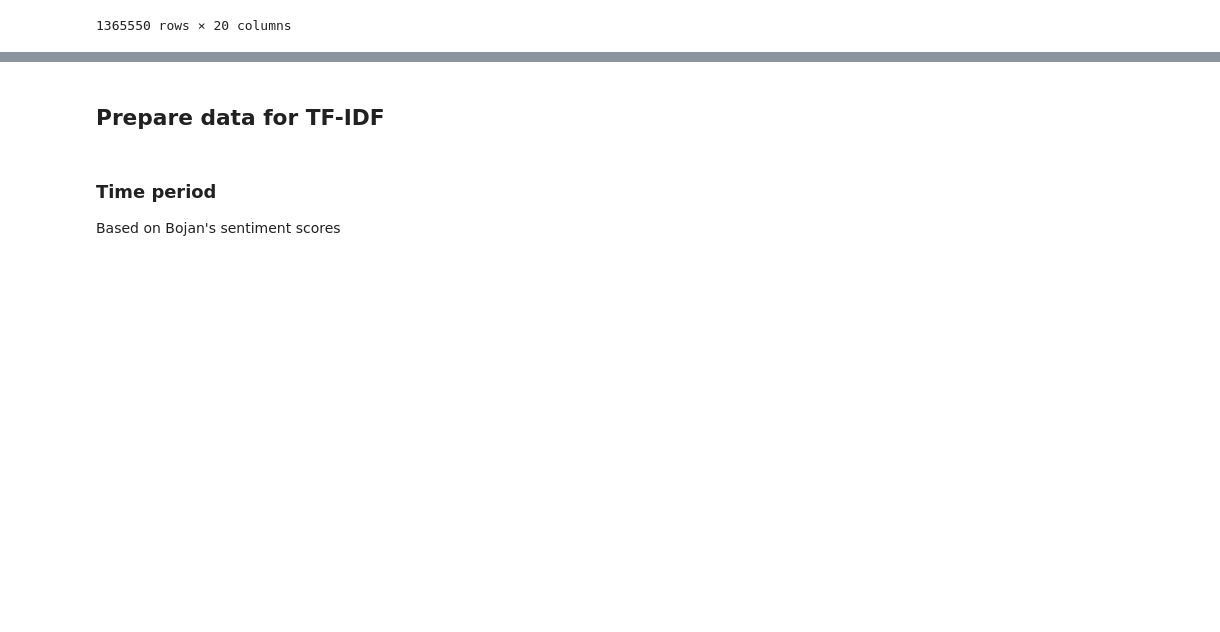
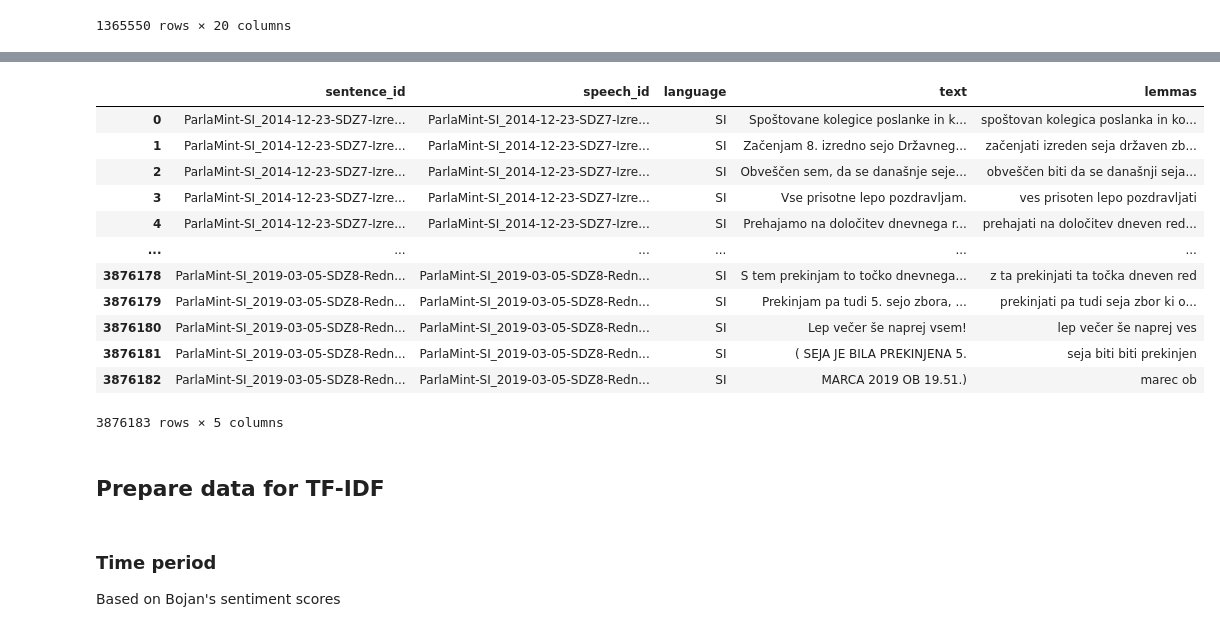
Before and after one commit to vidklopcic/dhh23, a Jupyter notebook: calculate_tf_idf_sklearn.ipynb, the cells around one changed output, grey strips where cells are left out. Saved outputs shown, nothing was run; the diff lists cells and outputs as text; code cells hidden in the pictures; blank space fills up the shorter version.

```diff
--- a/calculate_tf_idf_sklearn.ipynb
+++ b/calculate_tf_idf_sklearn.ipynb
@@ -1,17 +1,24 @@
 # %%
 import pandas as pd
 import json
+from tqdm import tqdm
+from pathlib import Path
 from sklearn.feature_extraction.text import TfidfVectorizer
 import stopwordsiso as stopwords
+import pickle
+class Languages:
+    esga = 'ES-GA'
+    si = 'SI'
+    gb = 'GB'
+    hu = 'HU'
+    ua = 'UA'
+    all = [esga, si, gb, hu, ua]
 # %%
-sentences = pd.read_feather('artefacts/pandas_frames/parlamint_sentences.feather')
+sentences = {}
+for language in Languages.all:
+    print('loading', language)
+    sentences[language] = pd.read_feather(f'artefacts/pandas_frames/{language}_parlamint_sentences.feather')
 metadata = pd.read_feather('artefacts/pandas_frames/parlamint_metadata.feather')
-class Languages:
-    esga = 'ES-GA'
-    si = 'SI'
-    gb = 'GB'
-    hu = 'HU'
-    ua = 'UA'
 # %%
 metadata
 # %% [output]
@@ -48,0 +38,16 @@ sentences
+# %%
+sentences[Languages.si]
+# %% [output]
+|  | sentence_id | speech_id | language | text | lemmas |
+| 0 | ParlaMint-SI_2014-12-23-SDZ7-Izre... | ParlaMint-SI_2014-12-23-SDZ7-Izre... | SI | Spoštovane kolegice poslanke in k... | spoštovan kolegica poslanka in ko... |
+| 1 | ParlaMint-SI_2014-12-23-SDZ7-Izre... | ParlaMint-SI_2014-12-23-SDZ7-Izre... | SI | Začenjam 8. izredno sejo Državneg... | začenjati izreden seja državen zb... |
+| 2 | ParlaMint-SI_2014-12-23-SDZ7-Izre... | ParlaMint-SI_2014-12-23-SDZ7-Izre... | SI | Obveščen sem, da se današnje seje... | obveščen biti da se današnji seja... |
+| 3 | ParlaMint-SI_2014-12-23-SDZ7-Izre... | ParlaMint-SI_2014-12-23-SDZ7-Izre... | SI | Vse prisotne lepo pozdravljam. | ves prisoten lepo pozdravljati |
+| 4 | ParlaMint-SI_2014-12-23-SDZ7-Izre... | ParlaMint-SI_2014-12-23-SDZ7-Izre... | SI | Prehajamo na določitev dnevnega r... | prehajati na določitev dneven red... |
+| ... | ... | ... | ... | ... | ... |
+| 3876178 | ParlaMint-SI_2019-03-05-SDZ8-Redn... | ParlaMint-SI_2019-03-05-SDZ8-Redn... | SI | S tem prekinjam to točko dnevnega... | z ta prekinjati ta točka dneven red |
+| 3876179 | ParlaMint-SI_2019-03-05-SDZ8-Redn... | ParlaMint-SI_2019-03-05-SDZ8-Redn... | SI | Prekinjam pa tudi 5. sejo zbora, ... | prekinjati pa tudi seja zbor ki o... |
+| 3876180 | ParlaMint-SI_2019-03-05-SDZ8-Redn... | ParlaMint-SI_2019-03-05-SDZ8-Redn... | SI | Lep večer še naprej vsem! | lep večer še naprej ves |
+| 3876181 | ParlaMint-SI_2019-03-05-SDZ8-Redn... | ParlaMint-SI_2019-03-05-SDZ8-Redn... | SI | ( SEJA JE BILA PREKINJENA 5. | seja biti biti prekinjen |
+| 3876182 | ParlaMint-SI_2019-03-05-SDZ8-Redn... | ParlaMint-SI_2019-03-05-SDZ8-Redn... | SI | MARCA 2019 OB 19.51.) | marec ob |
+3876183 rows × 5 columns
```
Also changed, not shown: parts of 11 cells of this notebook, 3 other files.
